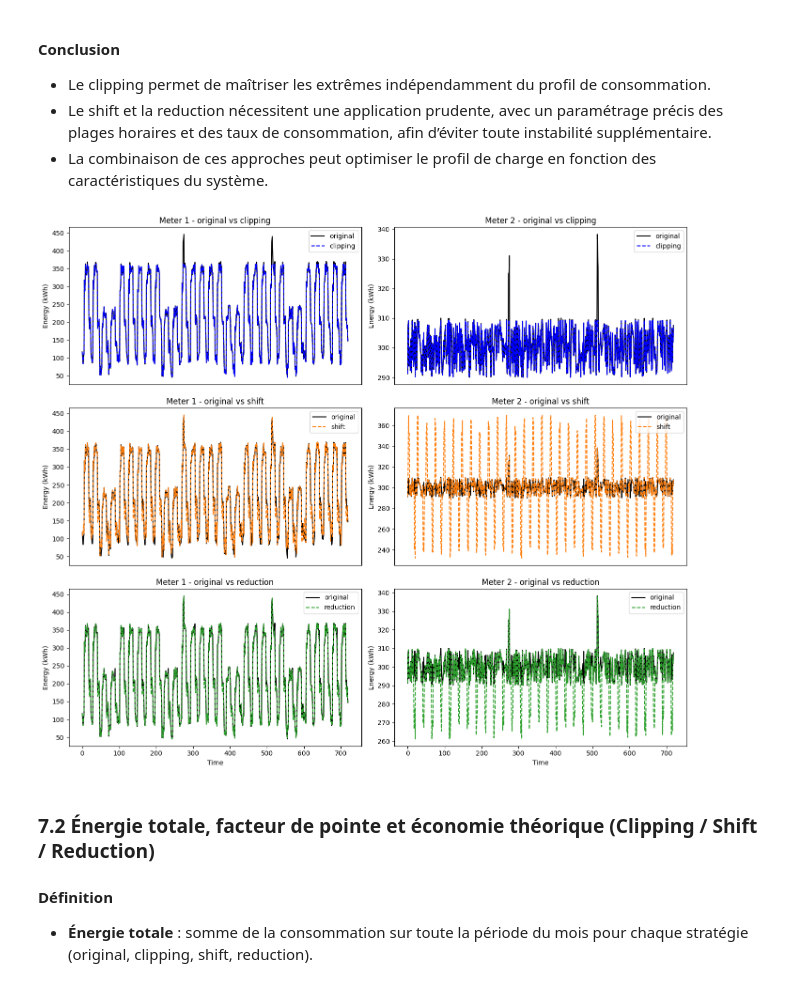
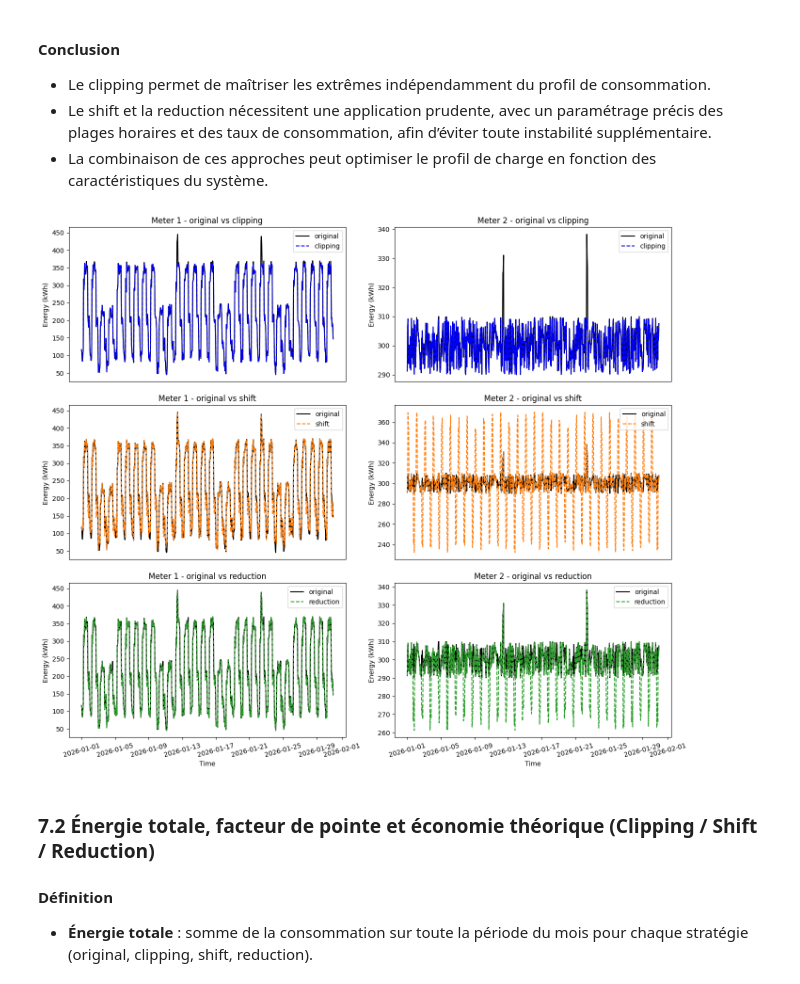
Before and after one commit to FatehChaabat/energy-demand-analytics, a Jupyter notebook: notebooks/energy_analysis_pipeline.ipynb, the cells around one changed output. Saved outputs shown, nothing was run; the diff lists cells and outputs as text; code cells hidden in the pictures.

Commit message:
modification des scripts python pour enregistrer des resultats sous forme de graphiques dans le dossier results & modofication de .ipynb et .html en corrigeant la colonne date (dans l'axe x) de DSM

```diff
--- a/notebooks/energy_analysis_pipeline.ipynb
+++ b/notebooks/energy_analysis_pipeline.ipynb
@@ -1117,8 +1117,8 @@ for col, meter in enumerate(meters):
     # CLIPPING
     p95 = np.percentile(df_meter["energie_kwh"], 95)                                                        # calculer la valeur de l'énergie en dessous de laquelle se trouvent 95 % des valeurs
     df_meter["energy_clipped"] = np.clip(df_meter["energie_kwh"], None, p95)                                # remplacer les valeurs au dessus de P95 par la P95
-    axes[0, col].plot(df_meter["energie_kwh"].values, color="black", label="original")
-    axes[0, col].plot(df_meter["energy_clipped"].values, color="blue", linestyle='--', label="clipping")
+    axes[0, col].plot(df_meter["timestamp"], df_meter["energie_kwh"].values, color="black", label="original")
+    axes[0, col].plot(df_meter["timestamp"], df_meter["energy_clipped"].values, color="blue", linestyle='--', label="clipping")
     axes[0, col].set_ylabel("Energy (kWh)")
     axes[0, col].set_title(f"Meter {meter} - original vs clipping")
     axes[0, col].xaxis.set_visible(False)
@@ -1127,38 +1127,39 @@ for col, meter in enumerate(meters):
     # SHIFT
     df_meter["energy_shifted"] = df_meter["energie_kwh"].copy()
     mask_peak = df_meter["heure"].between(18,20)                                                            # Définir la plage horaire, mask_peak → heures 18h à 20h (pointe)
     mask_offpeak = df_meter["heure"].between(2,4)                                                           # mask_offpeak → heures 2h à 4h (creux)
     shift = df_meter.loc[mask_peak, "energie_kwh"] * 0.2                                                    # Calculer l'énergie à déplacer (20 %)
     df_meter.loc[mask_peak, "energy_shifted"] -= shift                                                      # diminuer la consommation de -20 % (pointe)
     energy_to_move = shift.sum()                                                                            # somme de l'énergie retirée sur toutes les lignes peak du mois
     n_offpeak = mask_offpeak.sum()                                                                          # nombre total de points mask_offpeak du mois
     df_meter.loc[mask_offpeak, "energy_shifted"] += energy_to_move / n_offpeak                              # ajouter la consommation moyenne (énergie totale reste conservée)
-    axes[1, col].plot(df_meter["energie_kwh"].values, color="black", label="original")
-    axes[1, col].plot(df_meter["energy_shifted"].values, color="#ff7f0e", linestyle='--', label="shift")
+    axes[1, col].plot(df_meter["timestamp"], df_meter["energie_kwh"].values, color="black", label="original")
+    axes[1, col].plot(df_meter["timestamp"], df_meter["energy_shifted"].values, color="#ff7f0e", linestyle='--', label="shift")
     axes[1, col].set_ylabel("Energy (kWh)")
     axes[1, col].set_title(f"Meter {meter} - original vs shift")
     axes[1, col].xaxis.set_visible(False)
     axes[1, col].legend()
 
     # REDUCTION
     df_meter["energy_reduced"] = df_meter["energie_kwh"].copy()
     mask_critical = df_meter["heure"].between(17,20)                                                       # définir la plage houraire de réduction
     df_meter.loc[mask_critical, "energy_reduced"] *= 0.9                                                   # réduire de 10% l'énergie dans la plage houraire mask_critical
-    axes[2, col].plot(df_meter["energie_kwh"].values, color="black", label="original")
-    axes[2, col].plot(df_meter["energy_reduced"].values, color="#2ca02c", linestyle='--', label="reduction")
+    axes[2, col].plot(df_meter["timestamp"], df_meter["energie_kwh"].values, color="black", label="original")
+    axes[2, col].plot(df_meter["timestamp"], df_meter["energy_reduced"].values, color="#2ca02c", linestyle='--', label="reduction")
     axes[2, col].set_ylabel("Energy (kWh)")
     axes[2, col].set_title(f"Meter {meter} - original vs reduction")
     axes[2, col].set_xlabel("Time")
+    axes[2, col].tick_params(axis='x', rotation=15)
     axes[2, col].legend()
 
     # Copier les nouvelles colonnes dans le DataFrame principal
     for c in ["energy_clipped", "energy_shifted", "energy_reduced"]:
         df.loc[df["meter_id"] == meter, c] = df_meter[c].values
 
 plt.tight_layout(h_pad=2)
 plt.show()
 # %% [output]
-[figure, old version]
+[figure, new version]
 # %% [markdown]
 ### 7.2 Énergie totale, facteur de pointe et économie théorique (Clipping / Shift / Reduction)
 
```
Also changed, not shown: 10 other files.
